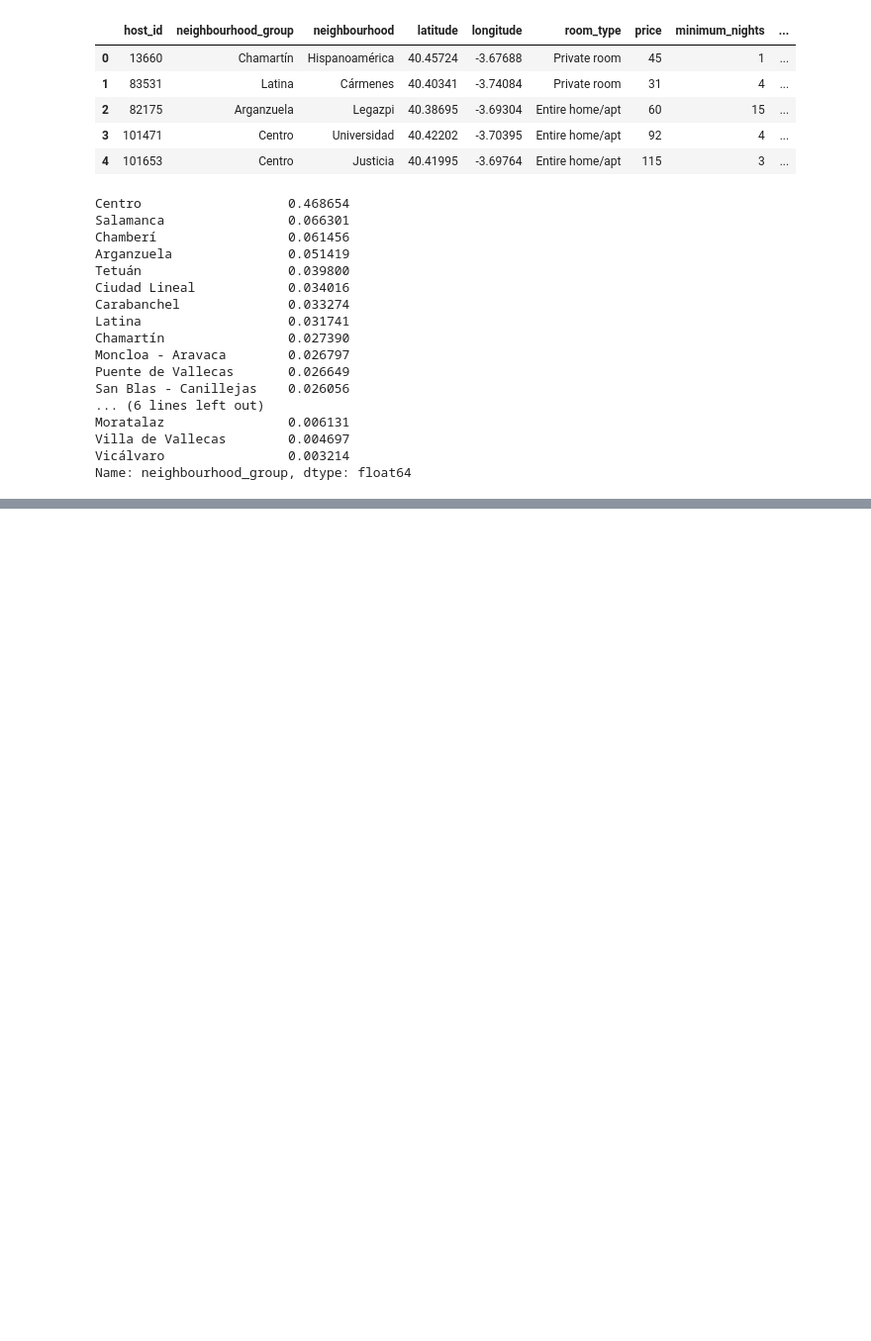
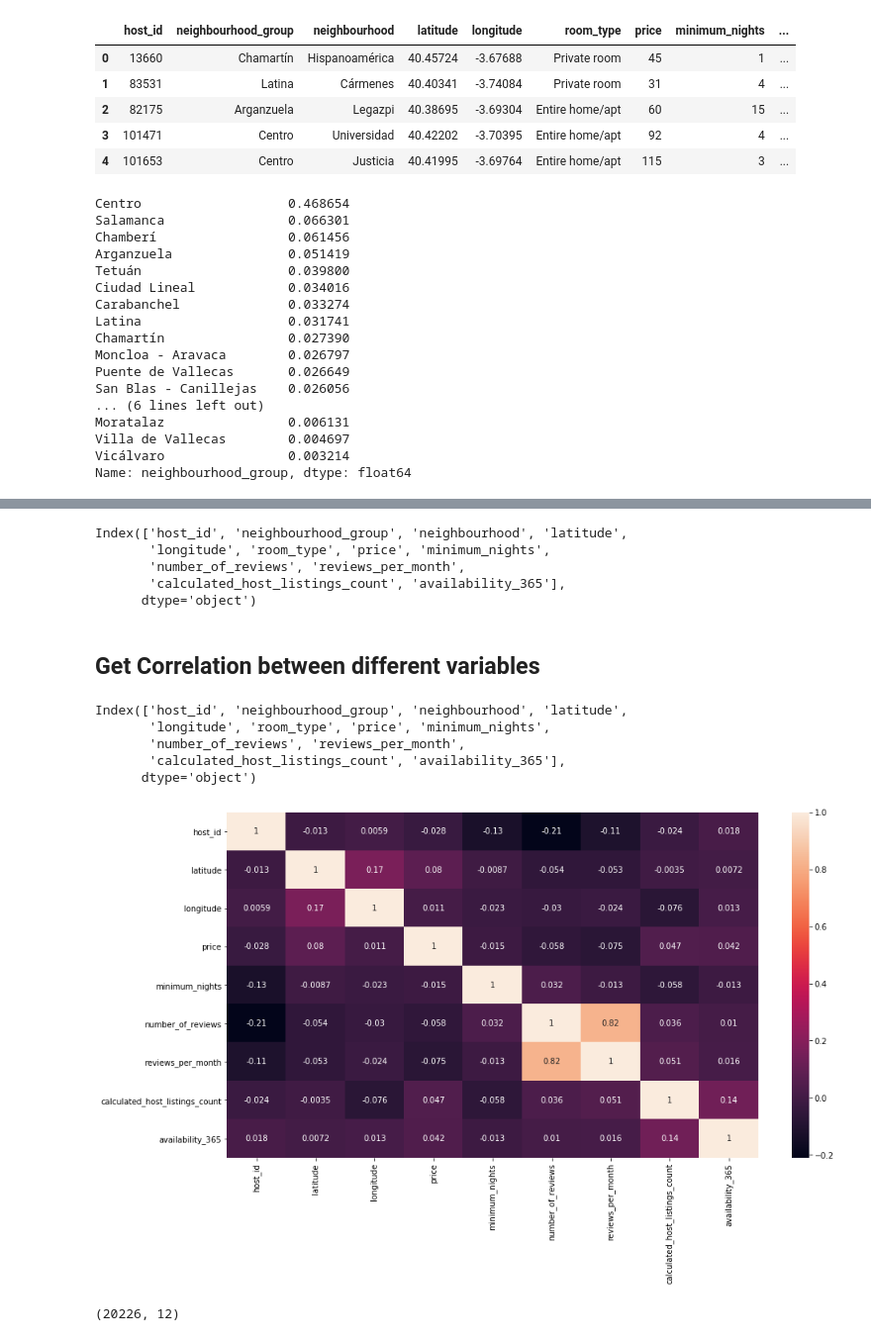
Before and after one commit to trisidoan/ML_engineering_degree, a Jupyter notebook: EAD_review.ipynb, the cells around one changed output, grey strips where cells are left out. Shown at 99% size. Saved outputs shown, nothing was run; the diff lists cells and outputs as text; code cells hidden in the pictures; blank space fills up the shorter version.

```diff
--- a/EAD_review.ipynb
+++ b/EAD_review.ipynb
@@ -73,0 +76,4 @@ Name: neighbourhood_group, dtype: float64
+# %%
+airbnb.fillna({'reviews_per_month':0}, inplace=True)
+#examing changes
+airbnb.reviews_per_month.isnull().sum()
@@ -73,0 +84,4 @@ Name: neighbourhood_group, dtype: float64
+# %%
+airbnb.isnull().sum()
+airbnb.dropna(how='any',inplace=True)
+airbnb.info()
@@ -73,0 +122,26 @@ Name: neighbourhood_group, dtype: float64
+# %%
+airbnb.columns
+# %% [output]
+Index(['host_id', 'neighbourhood_group', 'neighbourhood', 'latitude',
+       'longitude', 'room_type', 'price', 'minimum_nights',
+       'number_of_reviews', 'reviews_per_month',
+       'calculated_host_listings_count', 'availability_365'],
+      dtype='object')
+# %% [markdown]
+## Get Correlation between different variables
+# %%
+corr = airbnb.corr(method='kendall')
+plt.figure(figsize=(15,8))
+sns.heatmap(corr, annot=True)
+airbnb.columns
+# %% [output]
+Index(['host_id', 'neighbourhood_group', 'neighbourhood', 'latitude',
+       'longitude', 'room_type', 'price', 'minimum_nights',
+       'number_of_reviews', 'reviews_per_month',
+       'calculated_host_listings_count', 'availability_365'],
+      dtype='object')
+[figure, added]
+# %%
+airbnb.shape
+# %% [output]
+(20226, 12)
```
Also changed, not shown: parts of 13 cells of this notebook.
